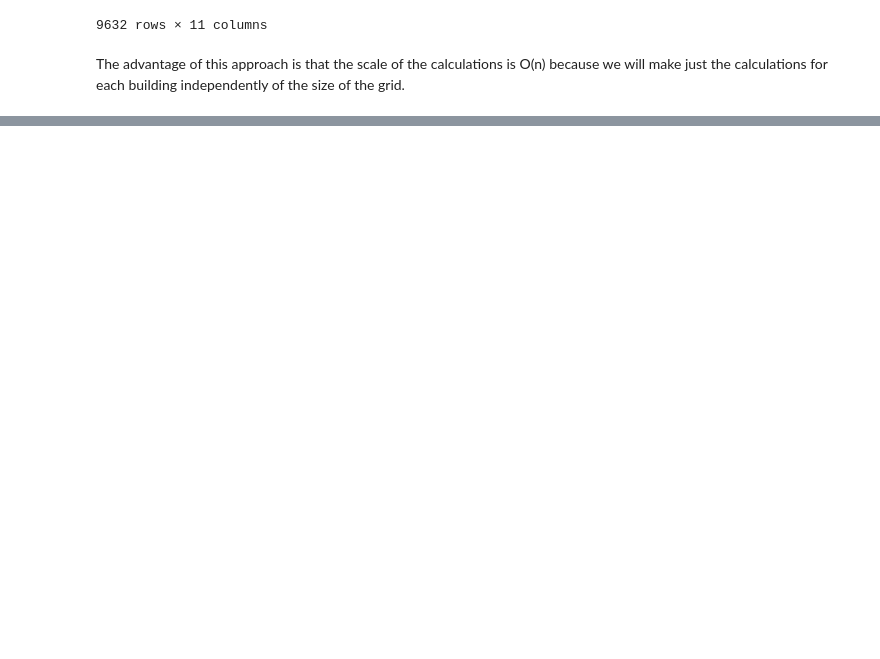
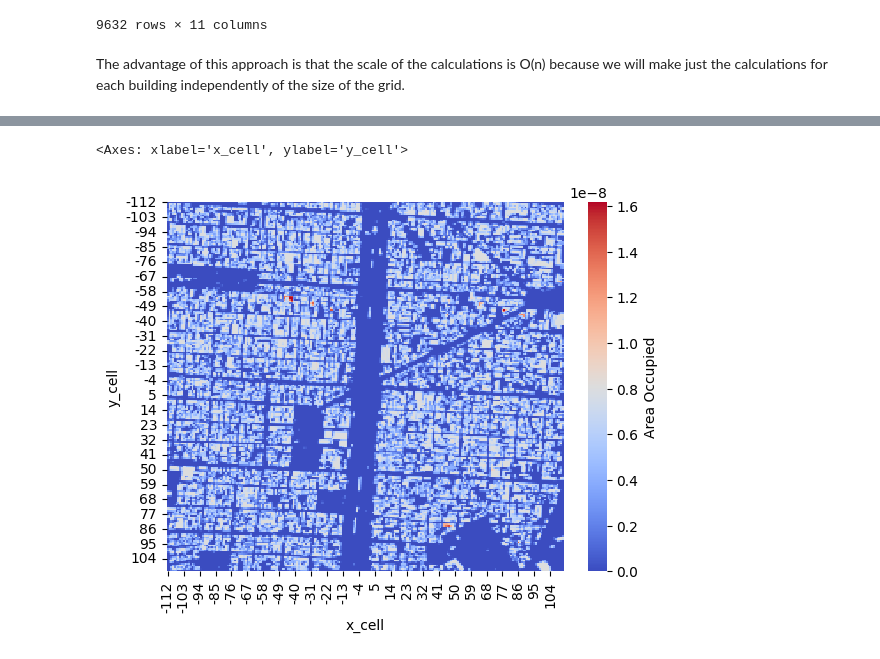
Before and after one commit to IonatanPerez/TECHO-IdeATLAS, a Jupyter notebook: 2-Preprocessing.ipynb, the cells around one changed output, grey strips where cells are left out. Drawn from its saved outputs; the diff is of its cells as text; code cells hidden in the pictures; blank space fills up the shorter version.

```diff
--- a/2-Preprocessing.ipynb
+++ b/2-Preprocessing.ipynb
@@ -168,0 +214,4 @@ POLYGON ((-58.3726862870237 -34.6098345100679, -58.3726938558099 -34.60967573146
+# %%
+# We will get the relative weight of each polygon in the cell
+intersections["relative_weight"] = intersections["area"] / intersections.groupby("coordinates")["area"].transform("sum")
+intersections
@@ -168,0 +238,3 @@ POLYGON ((-58.3726862870237 -34.6098345100679, -58.3726938558099 -34.60967573146
+# %%
+occupied_area = intersections.groupby(["x_cell", "y_cell"])["area"].sum().reset_index()
+occupied_area
@@ -168,0 +255,7 @@ POLYGON ((-58.3726862870237 -34.6098345100679, -58.3726938558099 -34.60967573146
+# %%
+# We will normalize by the cell size
+occupied_area["normalized_area"] = occupied_area["area"] / (cell_size * cell_size)
+# %%
+# Now we will make a pivot table to get the area occupied by each polygon in each cell
+occupied_area_heatmap = occupied_area.pivot_table(index="y_cell", columns="x_cell", values="area", aggfunc="sum", fill_value=0)
+occupied_area_heatmap
@@ -168,0 +277,5 @@ POLYGON ((-58.3726862870237 -34.6098345100679, -58.3726938558099 -34.60967573146
+# %%
+sns.heatmap(occupied_area_heatmap, cmap="coolwarm", cbar_kws={'label': 'Area Occupied'})
+# %% [output]
+<Axes: xlabel='x_cell', ylabel='y_cell'>
+[figure, added]
```
Also changed, not shown: parts of 23 cells of this notebook, 1 other file.
